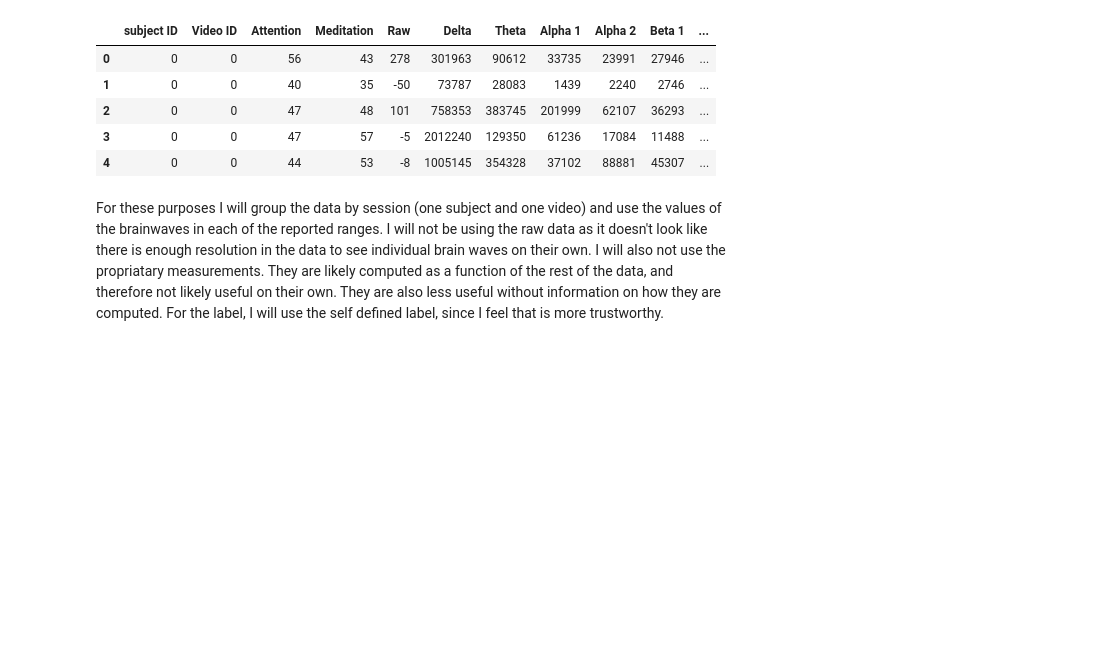
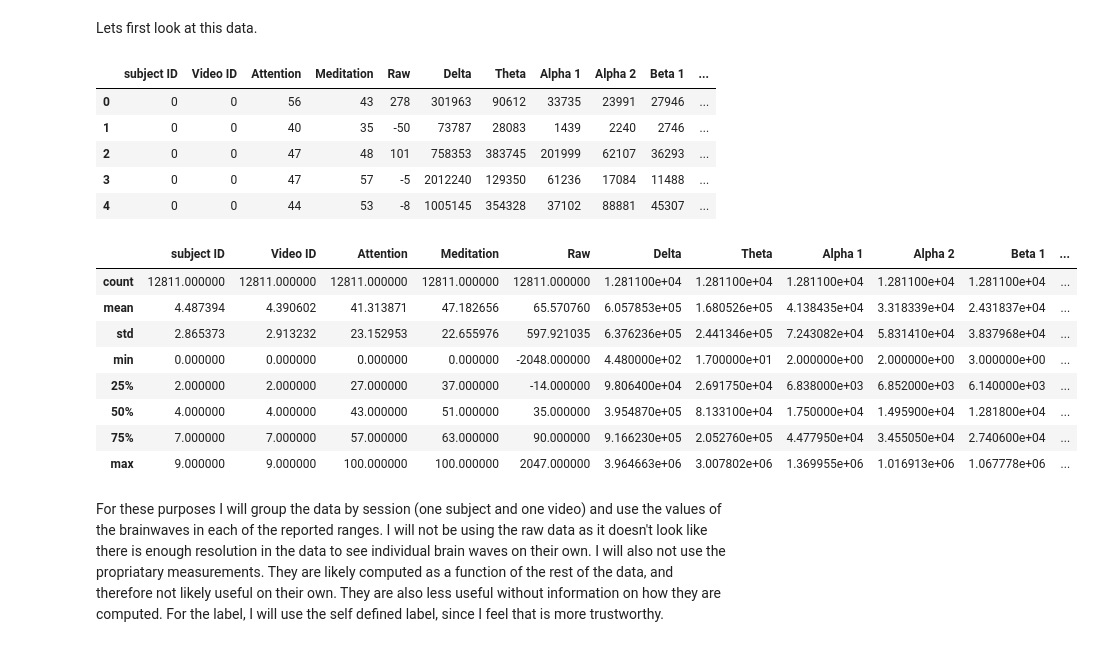
Before and after one commit to nwbvt/udacity-confusion, a Jupyter notebook: Confusion.ipynb, the cells around one changed output. Saved outputs shown, nothing was run; the diff lists cells and outputs as text; code cells hidden in the pictures; blank space fills up the shorter version.

```diff
--- a/Confusion.ipynb
+++ b/Confusion.ipynb
@@ -15,14 +21,26 @@ from sklearn.tree import DecisionTreeClassifier
 # %%
 raw_data = read_csv("data/EEG data.csv")
-# %%
-raw_data.head()
-# %% [output]
-|  | subject ID | Video ID | Attention | Meditation | Raw | Delta | Theta | Alpha 1 | Alpha 2 | Beta 1 | ... |
-| 0 | 0 | 0 | 56 | 43 | 278 | 301963 | 90612 | 33735 | 23991 | 27946 | ... |
-| 1 | 0 | 0 | 40 | 35 | -50 | 73787 | 28083 | 1439 | 2240 | 2746 | ... |
-| 2 | 0 | 0 | 47 | 48 | 101 | 758353 | 383745 | 201999 | 62107 | 36293 | ... |
-| 3 | 0 | 0 | 47 | 57 | -5 | 2012240 | 129350 | 61236 | 17084 | 11488 | ... |
-| 4 | 0 | 0 | 44 | 53 | -8 | 1005145 | 354328 | 37102 | 88881 | 45307 | ... |
+# %% [markdown]
+Lets first look at this data.
+# %%
+display(raw_data.head())
+display(raw_data.describe())
+# %% [output]
+|  | subject ID | Video ID | Attention | Meditation | Raw | Delta | Theta | Alpha 1 | Alpha 2 | Beta 1 | ... |
+| 0 | 0 | 0 | 56 | 43 | 278 | 301963 | 90612 | 33735 | 23991 | 27946 | ... |
+| 1 | 0 | 0 | 40 | 35 | -50 | 73787 | 28083 | 1439 | 2240 | 2746 | ... |
+| 2 | 0 | 0 | 47 | 48 | 101 | 758353 | 383745 | 201999 | 62107 | 36293 | ... |
+| 3 | 0 | 0 | 47 | 57 | -5 | 2012240 | 129350 | 61236 | 17084 | 11488 | ... |
+| 4 | 0 | 0 | 44 | 53 | -8 | 1005145 | 354328 | 37102 | 88881 | 45307 | ... |
+|  | subject ID | Video ID | Attention | Meditation | Raw | Delta | Theta | Alpha 1 | Alpha 2 | Beta 1 | ... |
+| count | 12811.000000 | 12811.000000 | 12811.000000 | 12811.000000 | 12811.000000 | 1.281100e+04 | 1.281100e+04 | 1.281100e+04 | 1.281100e+04 | 1.281100e+04 | ... |
+| mean | 4.487394 | 4.390602 | 41.313871 | 47.182656 | 65.570760 | 6.057853e+05 | 1.680526e+05 | 4.138435e+04 | 3.318339e+04 | 2.431837e+04 | ... |
+| std | 2.865373 | 2.913232 | 23.152953 | 22.655976 | 597.921035 | 6.376236e+05 | 2.441346e+05 | 7.243082e+04 | 5.831410e+04 | 3.837968e+04 | ... |
+| min | 0.000000 | 0.000000 | 0.000000 | 0.000000 | -2048.000000 | 4.480000e+02 | 1.700000e+01 | 2.000000e+00 | 2.000000e+00 | 3.000000e+00 | ... |
+| 25% | 2.000000 | 2.000000 | 27.000000 | 37.000000 | -14.000000 | 9.806400e+04 | 2.691750e+04 | 6.838000e+03 | 6.852000e+03 | 6.140000e+03 | ... |
+| 50% | 4.000000 | 4.000000 | 43.000000 | 51.000000 | 35.000000 | 3.954870e+05 | 8.133100e+04 | 1.750000e+04 | 1.495900e+04 | 1.281800e+04 | ... |
+| 75% | 7.000000 | 7.000000 | 57.000000 | 63.000000 | 90.000000 | 9.166230e+05 | 2.052760e+05 | 4.477950e+04 | 3.455050e+04 | 2.740600e+04 | ... |
+| max | 9.000000 | 9.000000 | 100.000000 | 100.000000 | 2047.000000 | 3.964663e+06 | 3.007802e+06 | 1.369955e+06 | 1.016913e+06 | 1.067778e+06 | ... |
 # %% [markdown]
 For these purposes I will group the data by session (one subject and one video) and use the values of the brainwaves in each of the reported ranges.  I will not be using the raw data as it doesn't look like there is enough resolution in the data to see individual brain waves on their own.  I will also not use the propriatary measurements.  They are likely computed as a function of the rest of the data, and therefore not likely useful on their own.  They are also less useful without information on how they are computed.
 For the label, I will use the self defined label, since I feel that is more trustworthy.
```
Also changed, not shown: parts of 8 cells of this notebook.
